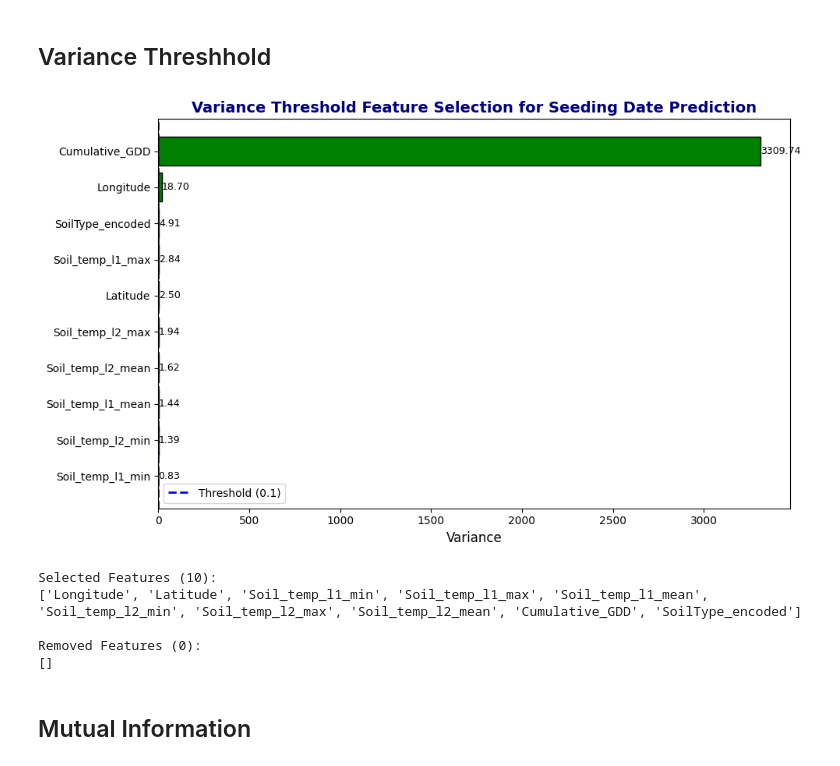
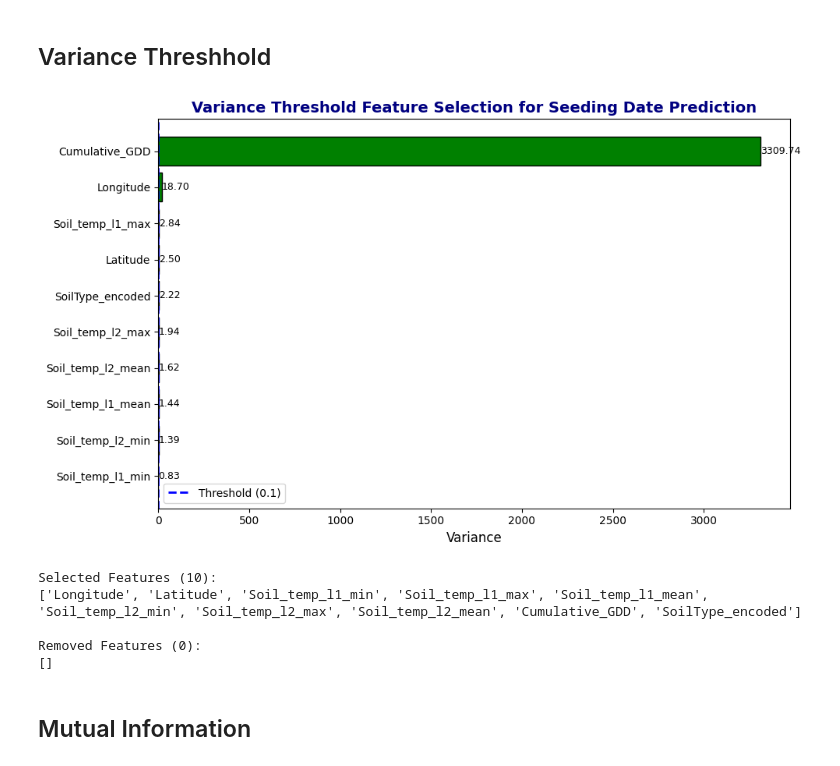
Before and after one commit to agrisk-dulmini/crop_stages_detection_2026, a Jupyter notebook: feature_selection/fs_seeding_climate_24_25.ipynb, the cells around one changed output. Cells and saved outputs as stored; diff of their text form; code cells hidden in the pictures.

```diff
--- a/feature_selection/fs_seeding_climate_24_25.ipynb
+++ b/feature_selection/fs_seeding_climate_24_25.ipynb
@@ -95,13 +95,30 @@ plt.show()
 # %% [output]
 [figure]
 # %%
-
+import numpy as np
+import matplotlib.pyplot as plt
 
 # Create a copy to avoid modifying original
 df_analysis = df_agg_seeding_climate.copy()
 
-# Encode SoilType as numeric (Label Encoding)
-df_analysis['SoilType_encoded'] = df_analysis['SoilType'].astype('category').cat.codes
+# Define custom soil type encoding
+soil_type_encoding = {
+    'Brown': 1,
+    'Dark Brown': 2,
+    'Moist Dark Brown': 3,
+    'Black': 4,
+    'Moist Black': 5,
+    'Gray': 6,
+    'Dark Gray': 7
+}
+
+# Apply custom encoding
+df_analysis['SoilType_encoded'] = df_analysis['SoilType'].map(soil_type_encoding)
+
+# Check for unmapped soil types
+unmapped = df_analysis[df_analysis['SoilType_encoded'].isna()]['SoilType'].unique()
+if len(unmapped) > 0:
+    print(f"⚠️ Unmapped soil types: {unmapped}")
 
 # Columns to drop
 columns_to_drop = ['Township', 'Date', 'SoilType', 'Year']
@@ -135,7 +152,9 @@ plt.show()
 
 # Print the soil type encoding mapping
 print("\nSoilType Encoding:")
-print(dict(enumerate(df_analysis['SoilType'].astype('category').cat.categories)))
+for soil, code in soil_type_encoding.items():
+    count = (df_analysis['SoilType'] == soil).sum()
+    print(f"  {code}: {soil} (n={count})")
 # %% [output]
 [figure]
 SoilType Encoding:
@@ -148,10 +173,15 @@ import pandas as pd
 import numpy as np
 from sklearn.feature_selection import VarianceThreshold
 
+
+# Apply encoding if not already present
+if 'SoilType_encoded' not in df_analysis.columns:
+    df_analysis['SoilType_encoded'] = df_analysis['SoilType'].map(soil_type_encoding)
+
 # Columns to drop (non-features)
 columns_to_drop = ['Township', 'Year', 'Date', 'SoilType', 'Seeding_DOY']
 
-# Keep only feature columns
+# Keep only feature columns (includes SoilType_encoded)
 X = df_analysis.drop(columns=[col for col in columns_to_drop if col in df_analysis.columns])
 
 # Apply VarianceThreshold
@@ -171,34 +201,34 @@ removed_features = all_features[~selected_mask]
 variance_df = pd.DataFrame({
     'Feature': all_features,
     'Variance': all_variances,
     'Selected': selected_mask
 }).sort_values('Variance', ascending=True)
 
 # Plot
 fig, ax = plt.subplots(figsize=(10, 6))
 
 colors = ['green' if sel else 'red' for sel in variance_df['Selected']]
 ax.barh(variance_df['Feature'], variance_df['Variance'], color=colors, edgecolor='black')
 
 ax.axvline(x=0.1, color='blue', linestyle='--', linewidth=2, label='Threshold (0.1)')
 ax.set_xlabel('Variance', fontsize=12)
 ax.set_title('Variance Threshold Feature Selection for Seeding Date Prediction',
              fontsize=14, fontweight='bold', color='navy')
 ax.legend()
 
 for i, (var, feat) in enumerate(zip(variance_df['Variance'], variance_df['Feature'])):
     ax.text(var + 0.5, i, f'{var:.2f}', va='center', fontsize=9)
 
 plt.tight_layout()
 plt.show()
 
 # Print summary
 print(f"\nSelected Features ({len(selected_features)}):")
 print(list(selected_features))
 print(f"\nRemoved Features ({len(removed_features)}):")
 print(list(removed_features))
 # %% [output]
-[figure, old version]
+[figure, new version]
 Selected Features (10):
 ['Longitude', 'Latitude', 'Soil_temp_l1_min', 'Soil_temp_l1_max', 'Soil_temp_l1_mean', 'Soil_temp_l2_min', 'Soil_temp_l2_max', 'Soil_temp_l2_mean', 'Cumulative_GDD', 'SoilType_encoded']
 
```
Also changed, not shown: parts of 5 cells of this notebook, 2 other files.
